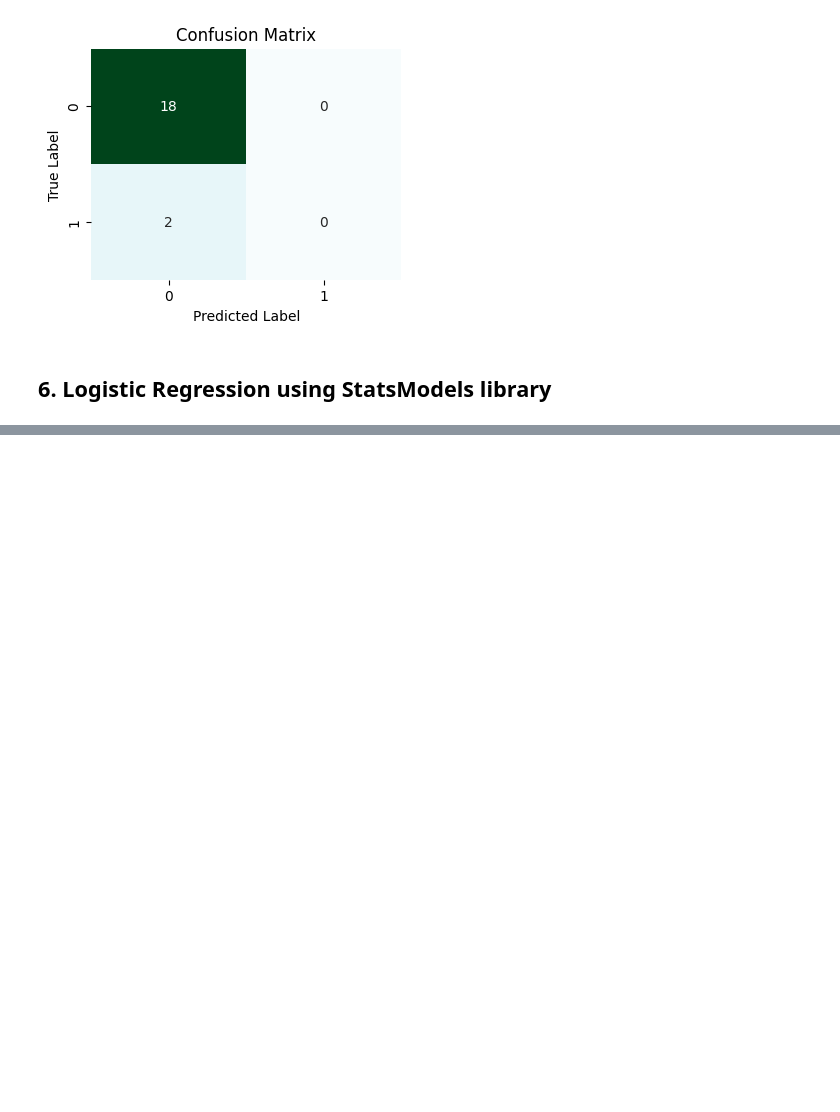
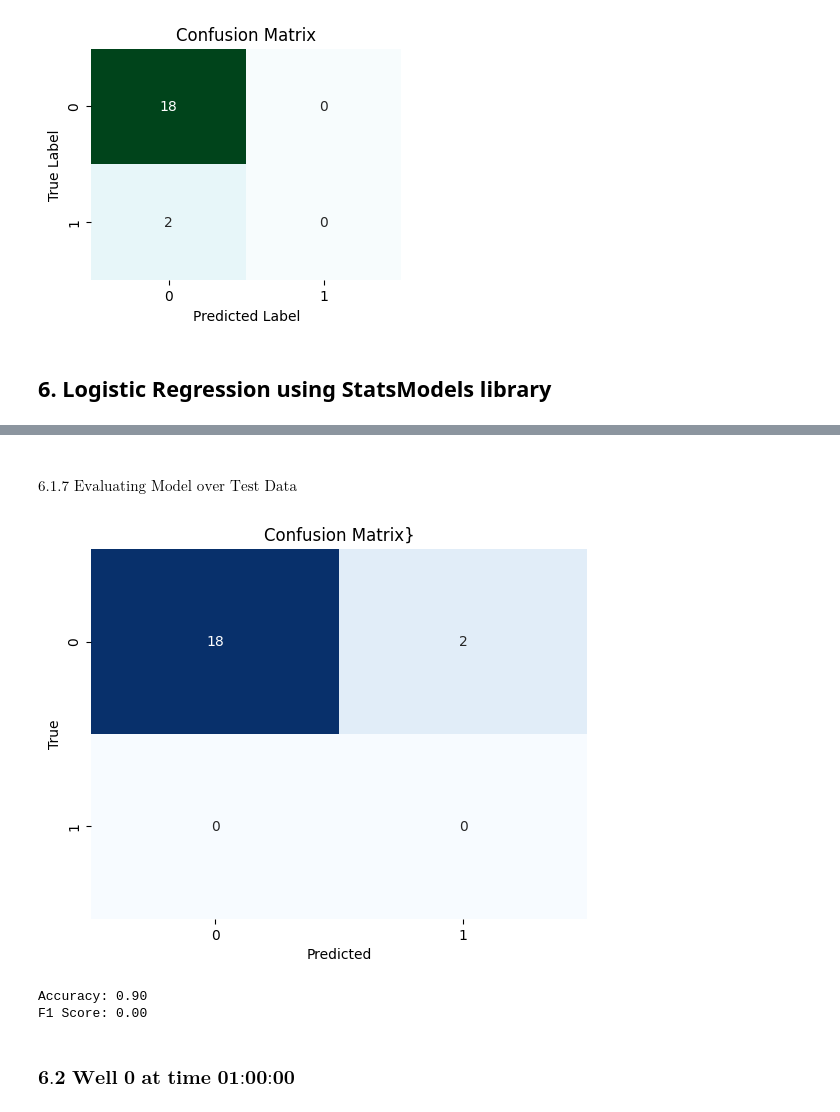
Before and after one commit to kameshcodes/ms-project, a Jupyter notebook: notebooks/2_modelling.ipynb, the cells around one changed output, grey strips where cells are left out. Saved outputs shown, nothing was run; the diff lists cells and outputs as text; code cells hidden in the pictures; blank space fills up the shorter version.

```diff
--- a/notebooks/2_modelling.ipynb
+++ b/notebooks/2_modelling.ipynb
@@ -230,0 +407,4 @@ XVib              1.239e+04   3.59e+08   3.45e-05      1.000   -7.03e+08    7.03
+# %%
+k = 2
+pca_df = get_pca_data(data, y, features, eigenvector_0_00, k)
+pca_df
@@ -230,0 +427,2 @@ XVib              1.239e+04   3.59e+08   3.45e-05      1.000   -7.03e+08    7.03
+# %%
+train_data, test_data = create_stratified_train_test_data(pca_df, y, test_size=0.2, random_state=42)
@@ -230,0 +445,2 @@ XVib              1.239e+04   3.59e+08   3.45e-05      1.000   -7.03e+08    7.03
+# %%
+log_reg = logreg_model(train_data, label_column)
@@ -230,0 +466,11 @@ XVib              1.239e+04   3.59e+08   3.45e-05      1.000   -7.03e+08    7.03
+# %% [markdown]
+#### $\text{6.1.7 Evaluating Model over Test Data}$
+# %%
+y_pred_0_00 = predict_logreg(log_reg, test_data, label_column)
+evaluate_model(y_pred_0_00, test_data.Label)
+# %% [output]
+[figure, added]
+Accuracy: 0.90
+F1 Score: 0.00
+# %% [markdown]
+### $\textbf{6.2 Well 0 at time 01:00:00}$
```
Also changed, not shown: parts of 57 cells of this notebook, 2 other files.
